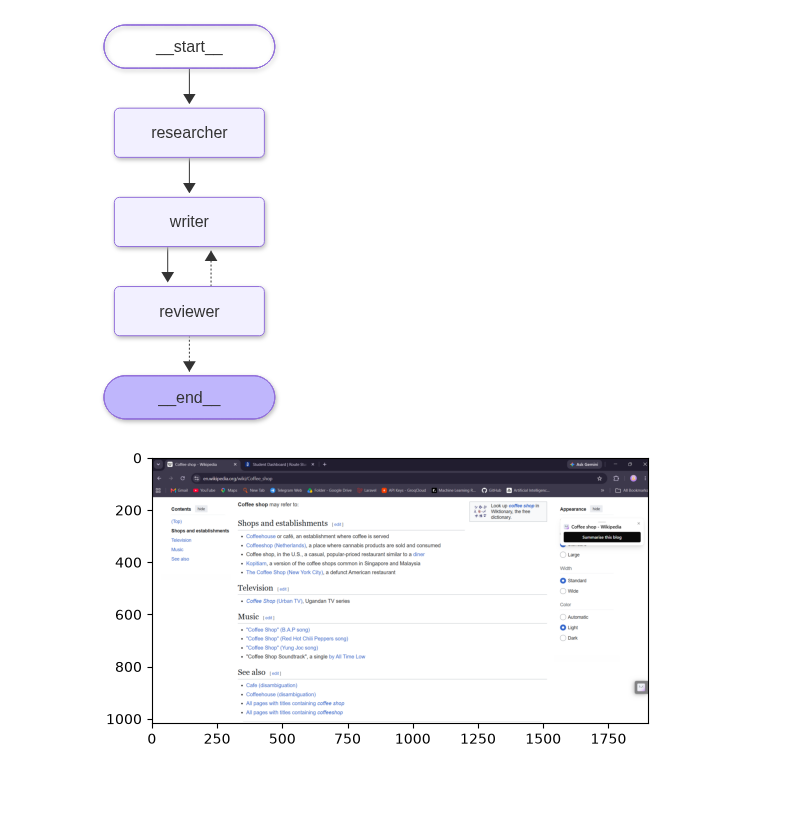
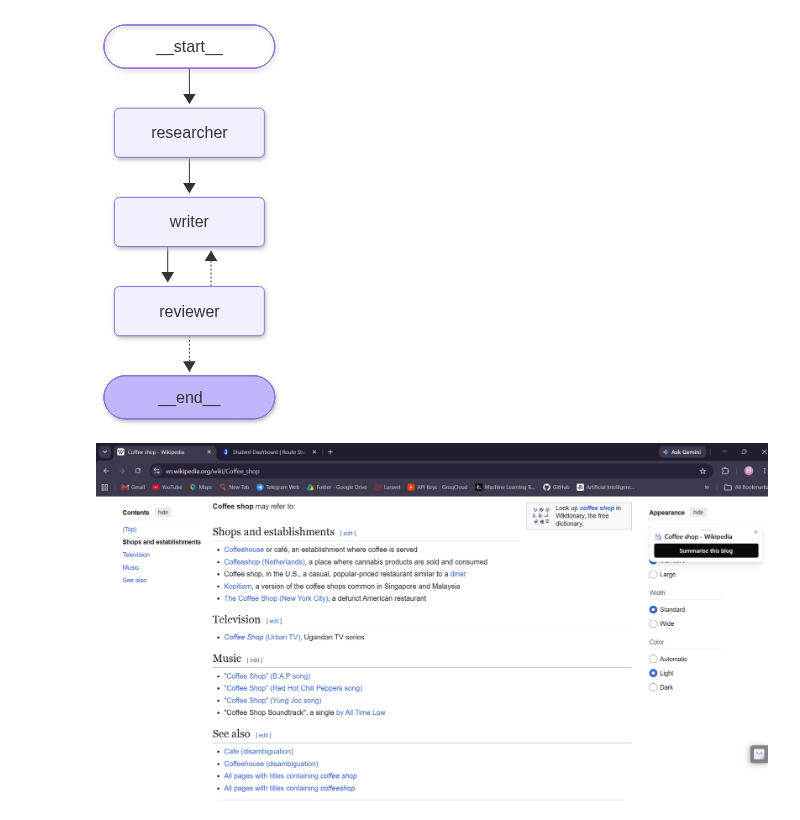
Before and after one commit to adhamhamdy-ux/3-agents_project, a Jupyter notebook: agents_project.ipynb, the cells around one changed output. Cells and saved outputs as stored; diff of their text form; code cells hidden in the pictures; blank space fills up the shorter version.

```diff
--- a/agents_project.ipynb
+++ b/agents_project.ipynb
@@ -310,6 +310,6 @@ display(Image(multi_agent_app.get_graph().draw_mermaid_png()))
 [figure]
 # %%
 
-display(Image(filename="")
+display(Image(filename="Screenshot 2026-11-12 163700.png"))
 # %% [output]
-[figure, old version]
+[figure, new version]
```
